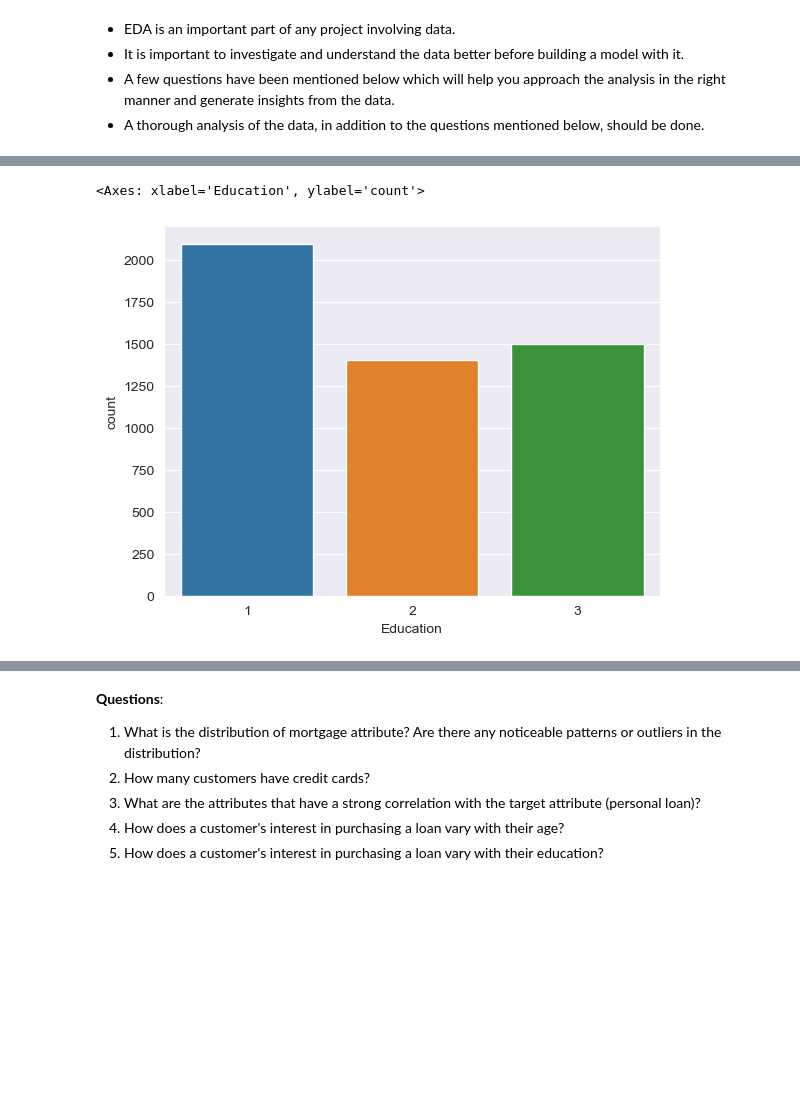
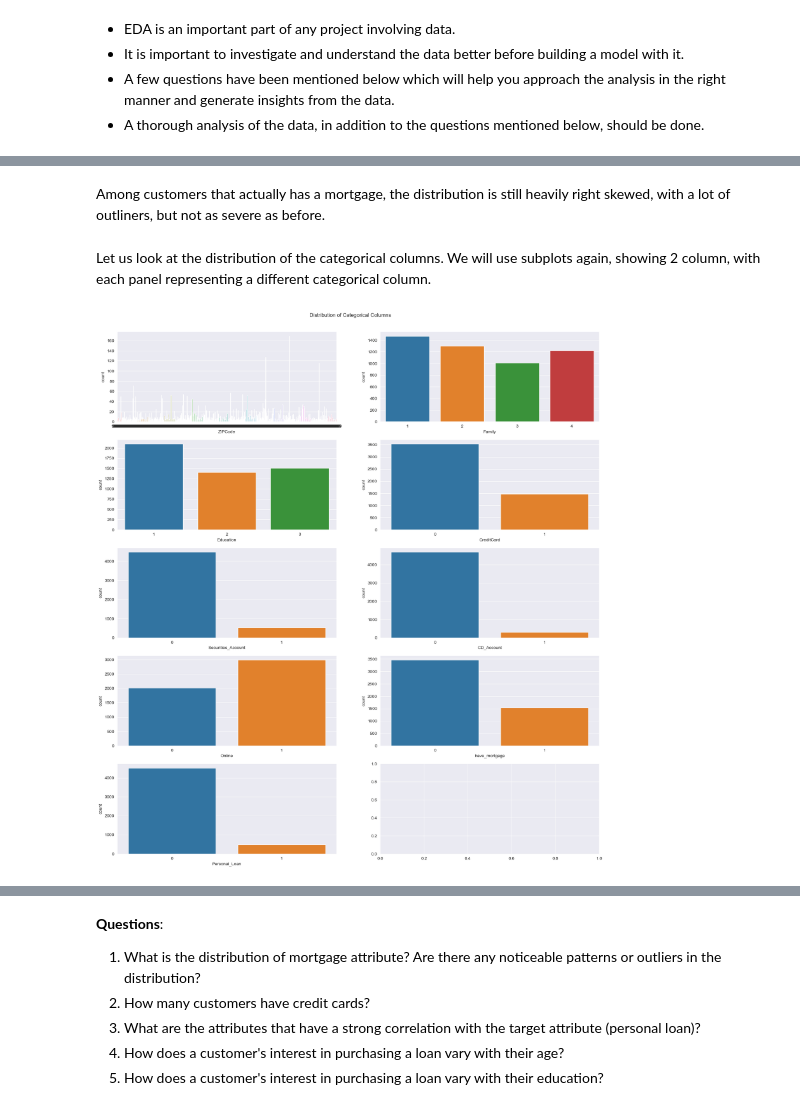
Before and after one commit to tinlong/AIML, a Jupyter notebook: Machine Learning/Project 2/Patrick Leong - SL_Full_Code.ipynb, the cells around one changed output, grey strips where cells are left out. Drawn from its saved outputs; the diff is of its cells as text; code cells hidden in the pictures; blank space fills up the shorter version.

```diff
--- a/Machine Learning/Project 2/Patrick Leong - SL_Full_Code.ipynb
+++ b/Machine Learning/Project 2/Patrick Leong - SL_Full_Code.ipynb
@@ -127,5 +266,20 @@ plt.show()
-# %%
-sns.countplot(data=df, x='Education')
-# %% [output]
-<Axes: xlabel='Education', ylabel='count'>
-[figure, removed]
+# %% [markdown]
+Among customers that actually has a mortgage, the distribution is still heavily right skewed, with a lot of outliners, but not as severe as before.
+# %% [markdown]
+Let us look at the distribution of the categorical columns. We will use subplots again, showing 2 column, with each panel representing a different categorical column.
+# %%
+fig, axes = plt.subplots(5, 2, figsize=(20, 20))
+fig.suptitle('Distribution of Categorical Columns')
+sns.countplot(data=df, x='ZIPCode', ax=axes[0,0])
+sns.countplot(data=df, x='Family', ax=axes[0,1])
+sns.countplot(data=df, x='Education', ax=axes[1,0])
+sns.countplot(data=df, x='CreditCard', ax=axes[1,1])
+sns.countplot(data=df, x='Securities_Account', ax=axes[2,0])
+sns.countplot(data=df, x='CD_Account', ax=axes[2,1])
+sns.countplot(data=df, x='Online', ax=axes[3,0])
+sns.countplot(data=df, x='have_mortgage', ax=axes[3,1])
+sns.countplot(data=df, x='Personal_Loan', ax=axes[4,0])
+plt.subplots_adjust(top=0.95)
+plt.show()
+# %% [output]
+[figure, added]
```
Also changed, not shown: parts of 30 cells of this notebook, 1 other file.
